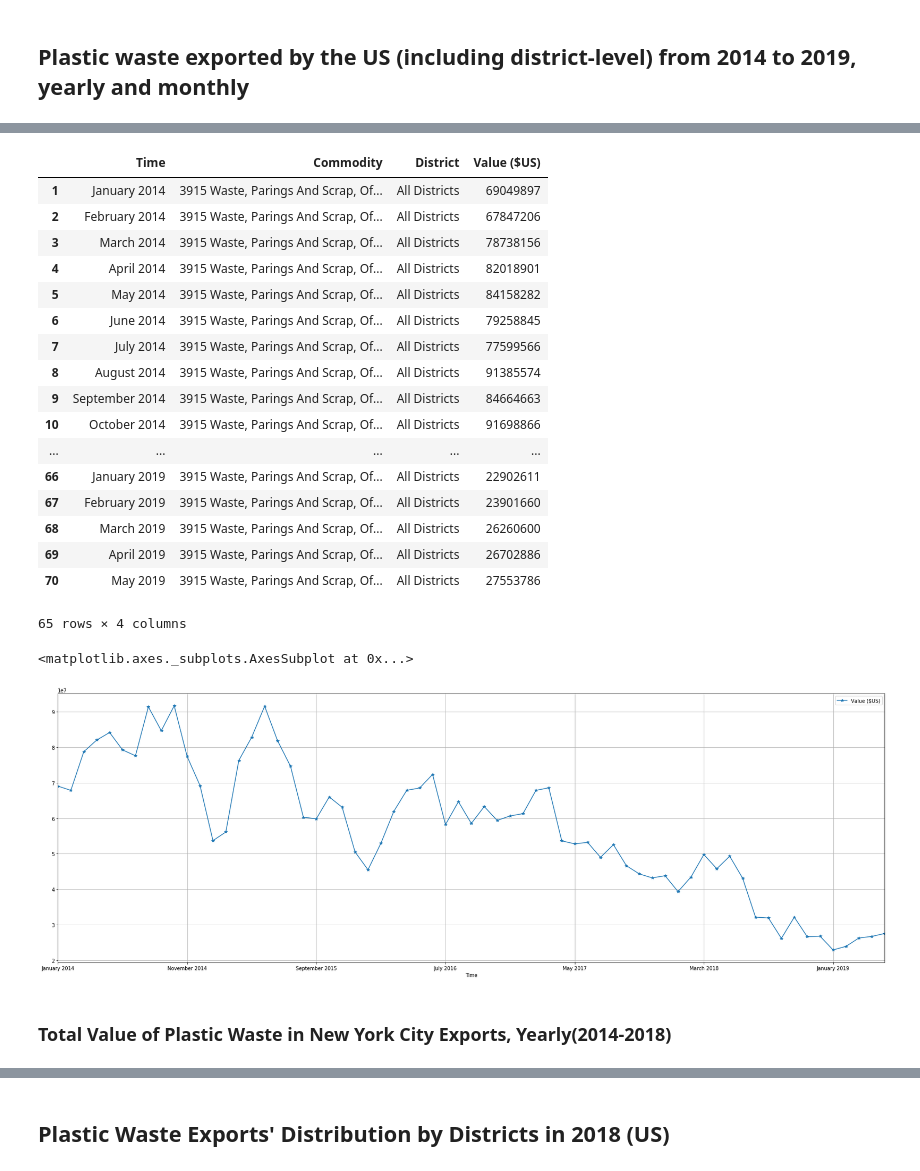
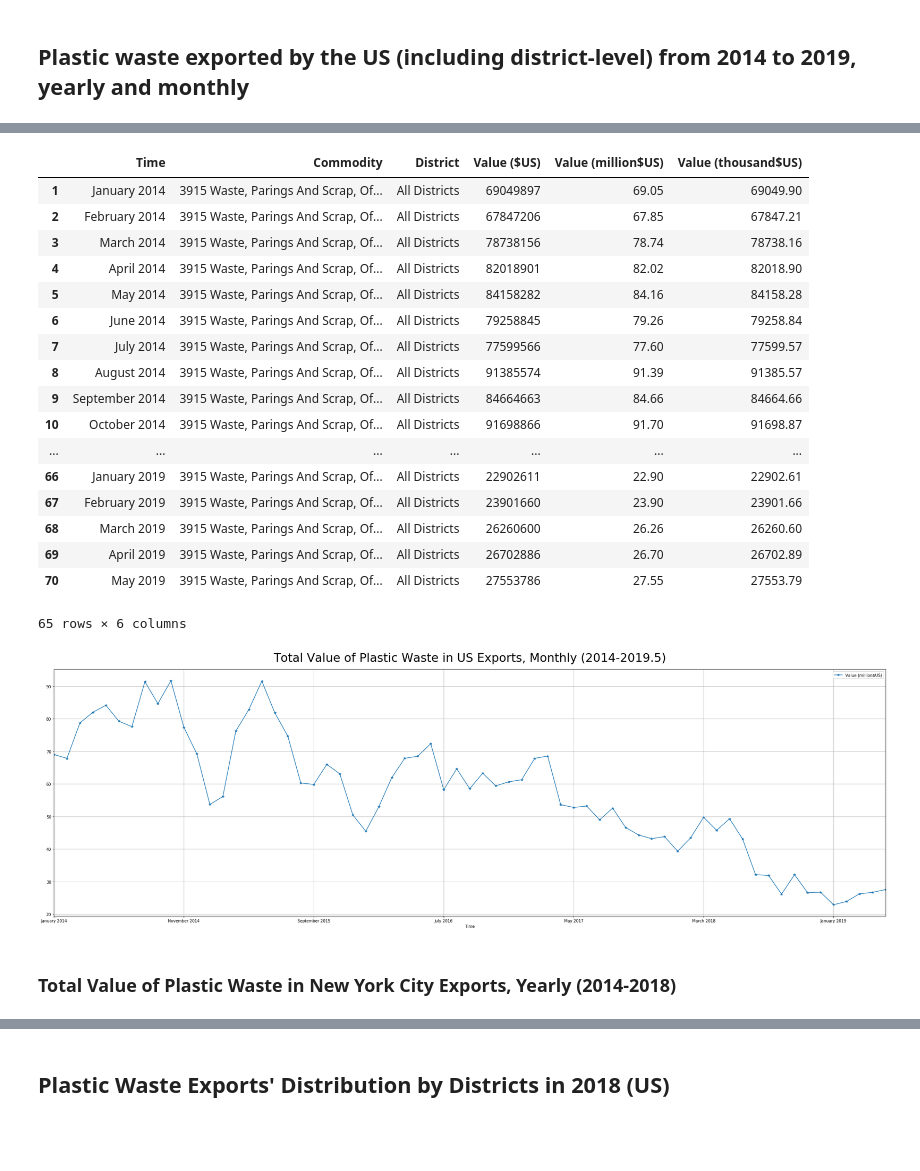
Before and after one commit to dyncdyn/data-studio-projects, a Jupyter notebook: Project1.Trash_Trade/Project1.TrashTrade_Data.ipynb, the cells around one changed output, grey strips where cells are left out. Saved outputs shown, nothing was run; the diff lists cells and outputs as text; code cells hidden in the pictures; blank space fills up the shorter version.

```diff
--- a/Project1.Trash_Trade/Project1.TrashTrade_Data.ipynb
+++ b/Project1.Trash_Trade/Project1.TrashTrade_Data.ipynb
@@ -11,4 +11,7 @@ import matplotlib.pyplot as plt
 # %%
 df = pd.read_csv('StandardReportExports.csv', skiprows = 4, index_col = False, thousands=',')
 df = df.drop(columns = ['Unnamed: 4'])
+df['Value (million$US)'] = round(df['Value ($US)']/1000000, 2)
+df['Value (thousand$US)'] = round(df['Value ($US)']/1000, 2)
+df
 # %% [output]
@@ -51,31 +67,34 @@ alist = ['2014','2015','2016','2017','2018','2019 through May']
 df_month = df_all[~df_all['Time'].isin(alist)]
 df_month
 # %% [output]
-|  | Time | Commodity | District | Value ($US) |
-| 1 | January 2014 | 3915 Waste, Parings And Scrap, Of... | All Districts | 69049897 |
-| 2 | February 2014 | 3915 Waste, Parings And Scrap, Of... | All Districts | 67847206 |
-| 3 | March 2014 | 3915 Waste, Parings And Scrap, Of... | All Districts | 78738156 |
-| 4 | April 2014 | 3915 Waste, Parings And Scrap, Of... | All Districts | 82018901 |
-| 5 | May 2014 | 3915 Waste, Parings And Scrap, Of... | All Districts | 84158282 |
-| 6 | June 2014 | 3915 Waste, Parings And Scrap, Of... | All Districts | 79258845 |
-| 7 | July 2014 | 3915 Waste, Parings And Scrap, Of... | All Districts | 77599566 |
-| 8 | August 2014 | 3915 Waste, Parings And Scrap, Of... | All Districts | 91385574 |
-| 9 | September 2014 | 3915 Waste, Parings And Scrap, Of... | All Districts | 84664663 |
-| 10 | October 2014 | 3915 Waste, Parings And Scrap, Of... | All Districts | 91698866 |
-| ... | ... | ... | ... | ... |
-| 66 | January 2019 | 3915 Waste, Parings And Scrap, Of... | All Districts | 22902611 |
-| 67 | February 2019 | 3915 Waste, Parings And Scrap, Of... | All Districts | 23901660 |
-| 68 | March 2019 | 3915 Waste, Parings And Scrap, Of... | All Districts | 26260600 |
-| 69 | April 2019 | 3915 Waste, Parings And Scrap, Of... | All Districts | 26702886 |
-| 70 | May 2019 | 3915 Waste, Parings And Scrap, Of... | All Districts | 27553786 |
+|  | Time | Commodity | District | Value ($US) | Value (million$US) | Value (thousand$US) |
+| 1 | January 2014 | 3915 Waste, Parings And Scrap, Of... | All Districts | 69049897 | 69.05 | 69049.90 |
+| 2 | February 2014 | 3915 Waste, Parings And Scrap, Of... | All Districts | 67847206 | 67.85 | 67847.21 |
+| 3 | March 2014 | 3915 Waste, Parings And Scrap, Of... | All Districts | 78738156 | 78.74 | 78738.16 |
+| 4 | April 2014 | 3915 Waste, Parings And Scrap, Of... | All Districts | 82018901 | 82.02 | 82018.90 |
+| 5 | May 2014 | 3915 Waste, Parings And Scrap, Of... | All Districts | 84158282 | 84.16 | 84158.28 |
+| 6 | June 2014 | 3915 Waste, Parings And Scrap, Of... | All Districts | 79258845 | 79.26 | 79258.84 |
+| 7 | July 2014 | 3915 Waste, Parings And Scrap, Of... | All Districts | 77599566 | 77.60 | 77599.57 |
+| 8 | August 2014 | 3915 Waste, Parings And Scrap, Of... | All Districts | 91385574 | 91.39 | 91385.57 |
+| 9 | September 2014 | 3915 Waste, Parings And Scrap, Of... | All Districts | 84664663 | 84.66 | 84664.66 |
+| 10 | October 2014 | 3915 Waste, Parings And Scrap, Of... | All Districts | 91698866 | 91.70 | 91698.87 |
+| ... | ... | ... | ... | ... | ... | ... |
+| 66 | January 2019 | 3915 Waste, Parings And Scrap, Of... | All Districts | 22902611 | 22.90 | 22902.61 |
+| 67 | February 2019 | 3915 Waste, Parings And Scrap, Of... | All Districts | 23901660 | 23.90 | 23901.66 |
+| 68 | March 2019 | 3915 Waste, Parings And Scrap, Of... | All Districts | 26260600 | 26.26 | 26260.60 |
+| 69 | April 2019 | 3915 Waste, Parings And Scrap, Of... | All Districts | 26702886 | 26.70 | 26702.89 |
+| 70 | May 2019 | 3915 Waste, Parings And Scrap, Of... | All Districts | 27553786 | 27.55 | 27553.79 |
-65 rows × 4 columns
+65 rows × 6 columns
 # %%
-df_month.plot(x = 'Time', y = 'Value ($US)', figsize = (30,10), grid = True, style = '*-')
+df_month.plot(x = 'Time', y = 'Value (million$US)', figsize = (30,10), grid = True, style = '*-')
+plt.title("Total Value of Plastic Waste in US Exports, Monthly (2014-2019.5)",fontsize = 30, pad = 20)
+
+plt.tight_layout()
+plt.savefig('output2.pdf')
 # %% [output]
-<matplotlib.axes._subplots.AxesSubplot at 0x...>
-[figure, old version]
+[figure, new version]
 # %% [markdown]
-### Total Value of Plastic Waste in New York City Exports, Yearly(2014-2018)
+### Total Value of Plastic Waste in New York City Exports, Yearly (2014-2018)
 # %%
 df_nyc = df[df.District == 'New York City, NY']
 df_nyc
```
Also changed, not shown: parts of 13 cells of this notebook.
